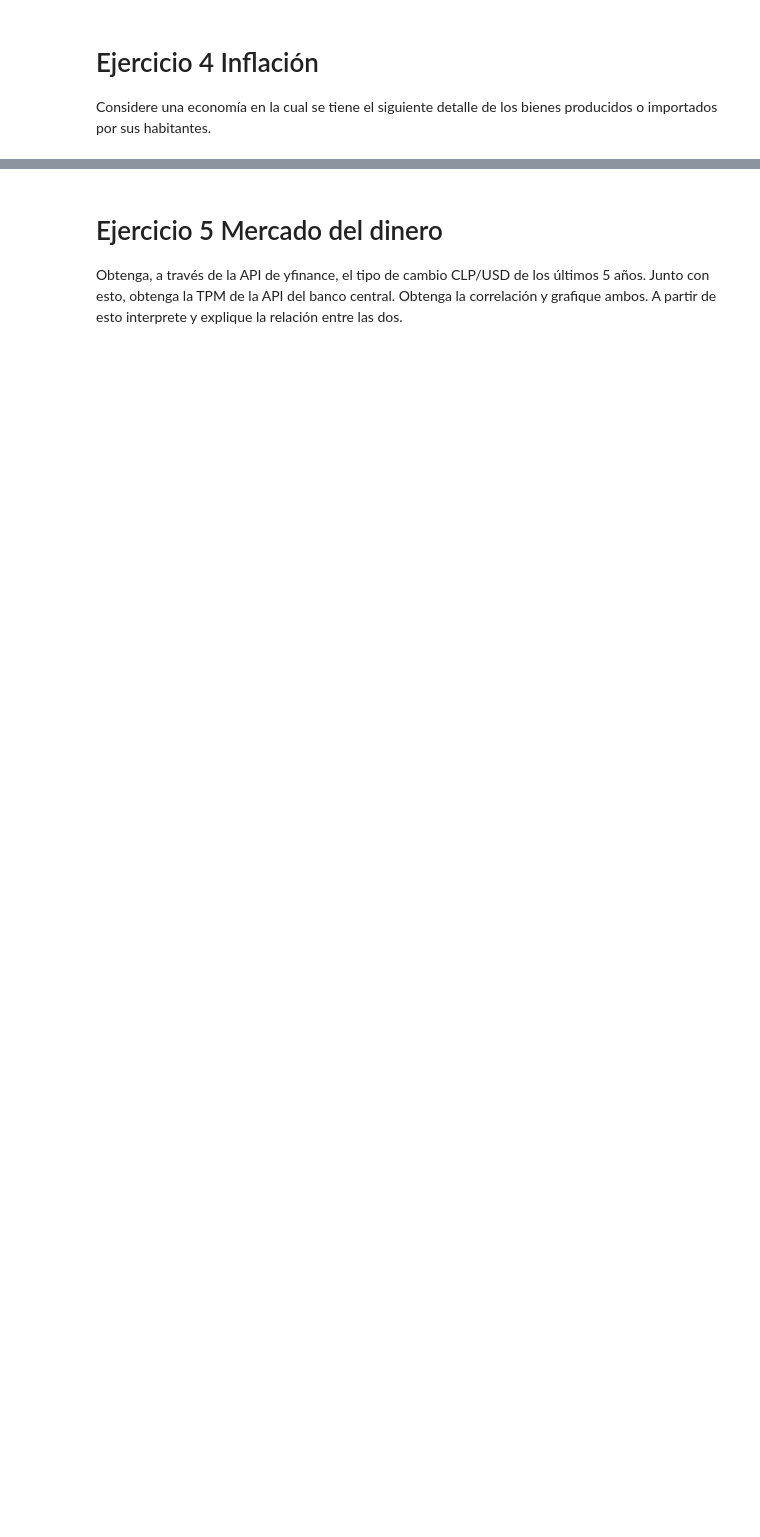
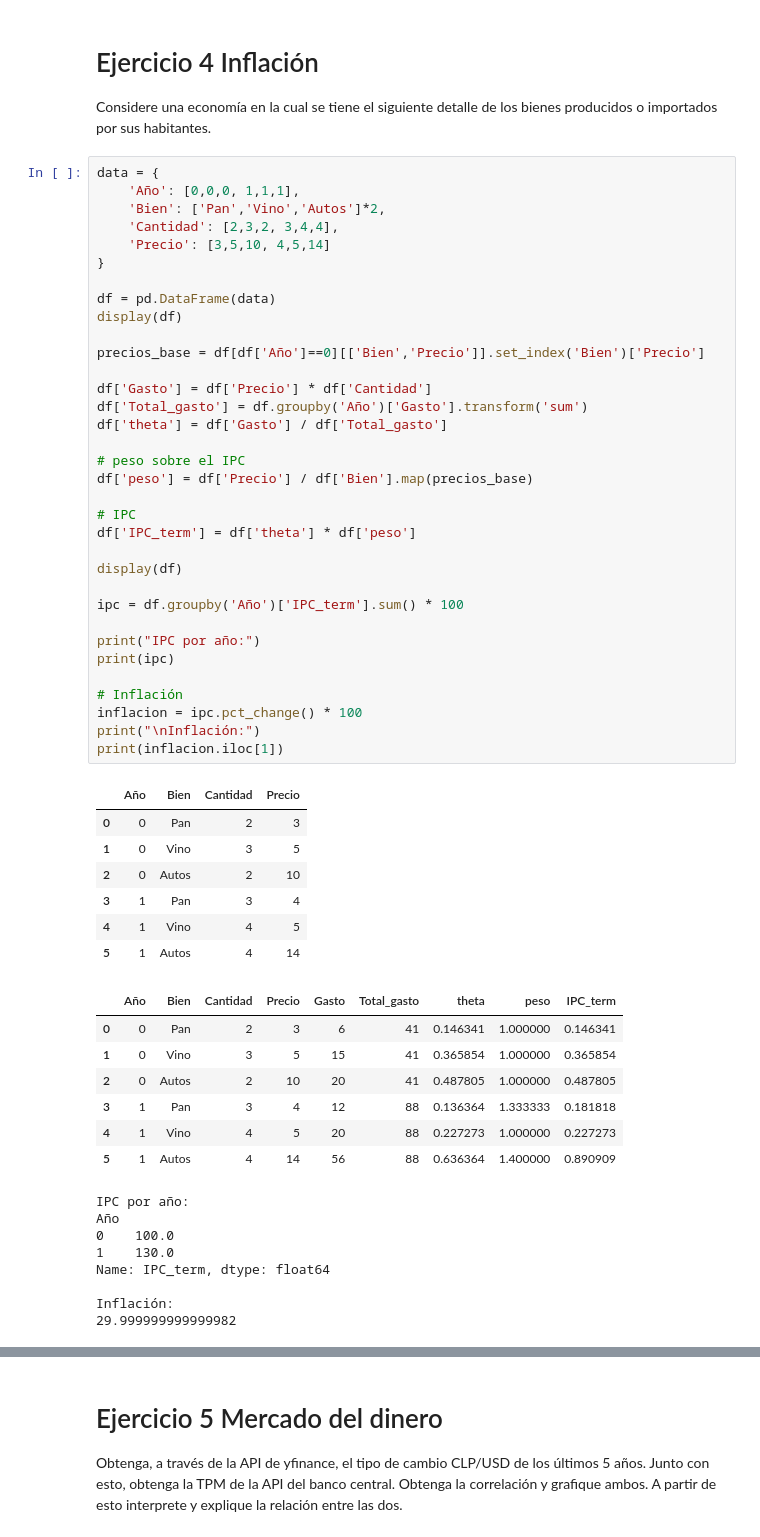
Before and after one commit to LuisPinoV/Tarea1_formulacion_de_proyectos_Bennett_Pino, a Jupyter notebook: tarea.ipynb, the cells around one changed output, grey strips where cells are left out. Drawn from its saved outputs; the diff is of its cells as text; blank space fills up the shorter version.

```diff
--- a/tarea.ipynb
+++ b/tarea.ipynb
@@ -188,3 +261,60 @@ else:
 # Ejercicio 4 Inflación
 Considere una economía en la cual se tiene el siguiente detalle de los bienes producidos
 o importados por sus habitantes.
+# %%
+data = {
+    'Año': [0,0,0, 1,1,1],
+    'Bien': ['Pan','Vino','Autos']*2,
+    'Cantidad': [2,3,2, 3,4,4],
+    'Precio': [3,5,10, 4,5,14]
+}
+
+df = pd.DataFrame(data)
+display(df)
+
+precios_base = df[df['Año']==0][['Bien','Precio']].set_index('Bien')['Precio']
+
+df['Gasto'] = df['Precio'] * df['Cantidad']
+df['Total_gasto'] = df.groupby('Año')['Gasto'].transform('sum')
+df['theta'] = df['Gasto'] / df['Total_gasto']
+
+# peso sobre el IPC
+df['peso'] = df['Precio'] / df['Bien'].map(precios_base)
+
+# IPC
+df['IPC_term'] = df['theta'] * df['peso']
+
+display(df)
+
+ipc = df.groupby('Año')['IPC_term'].sum() * 100
+
+print("IPC por año:")
+print(ipc)
+
+# Inflación
+inflacion = ipc.pct_change() * 100
+print("\nInflación:")
+print(inflacion.iloc[1])
+# %% [output]
+|  | Año | Bien | Cantidad | Precio |
+| 0 | 0 | Pan | 2 | 3 |
+| 1 | 0 | Vino | 3 | 5 |
+| 2 | 0 | Autos | 2 | 10 |
+| 3 | 1 | Pan | 3 | 4 |
+| 4 | 1 | Vino | 4 | 5 |
+| 5 | 1 | Autos | 4 | 14 |
+|  | Año | Bien | Cantidad | Precio | Gasto | Total_gasto | theta | peso | IPC_term |
+| 0 | 0 | Pan | 2 | 3 | 6 | 41 | 0.146341 | 1.000000 | 0.146341 |
+| 1 | 0 | Vino | 3 | 5 | 15 | 41 | 0.365854 | 1.000000 | 0.365854 |
+| 2 | 0 | Autos | 2 | 10 | 20 | 41 | 0.487805 | 1.000000 | 0.487805 |
+| 3 | 1 | Pan | 3 | 4 | 12 | 88 | 0.136364 | 1.333333 | 0.181818 |
+| 4 | 1 | Vino | 4 | 5 | 20 | 88 | 0.227273 | 1.000000 | 0.227273 |
+| 5 | 1 | Autos | 4 | 14 | 56 | 88 | 0.636364 | 1.400000 | 0.890909 |
+IPC por año:
+Año
+0    100.0
+1    130.0
+Name: IPC_term, dtype: float64
+
+Inflación:
+29.999999999999982
```
Also changed, not shown: parts of 11 cells of this notebook.
